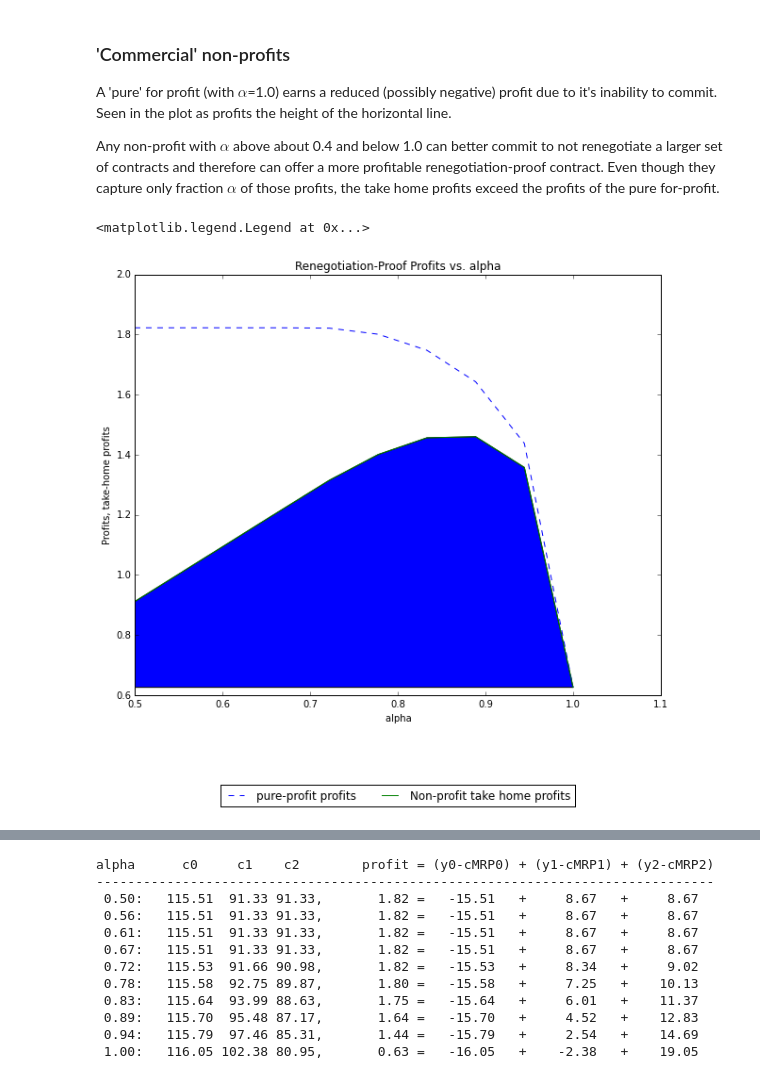
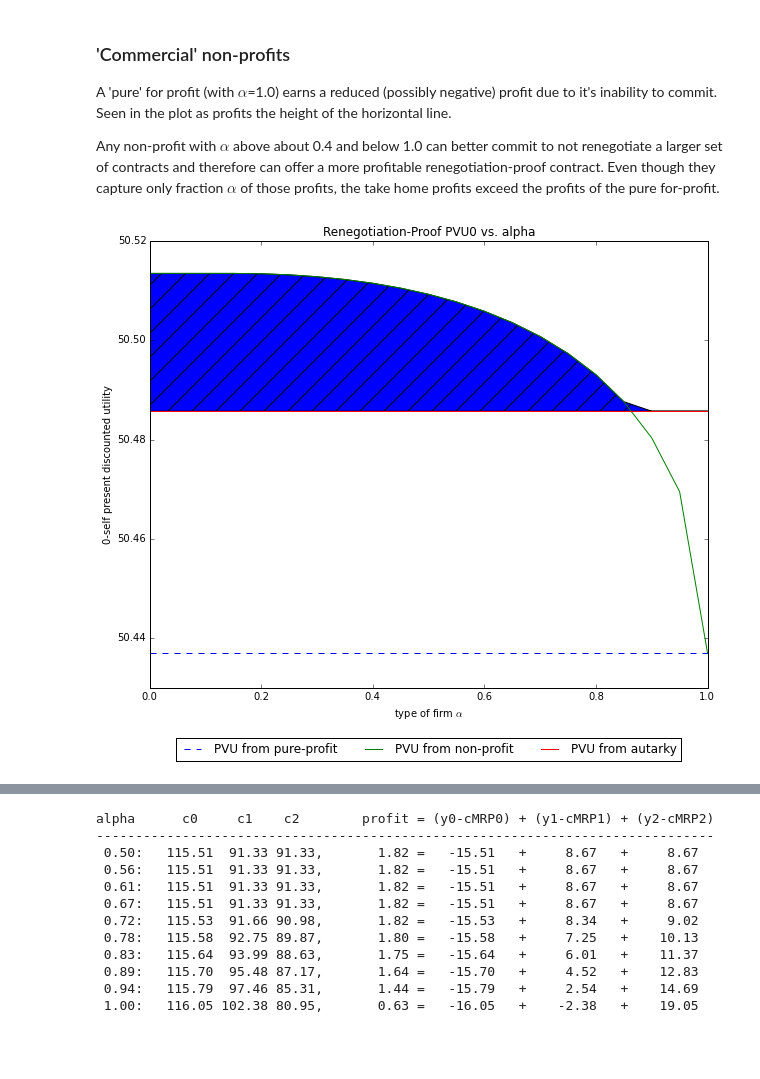
Before and after one commit to jhconning/renegotiation, a Jupyter notebook: py/competitive.ipynb, the cells around one changed output, grey strips where cells are left out. Saved outputs shown, nothing was run; the diff lists cells and outputs as text; code cells hidden in the pictures; blank space fills up the shorter version.

```diff
--- a/py/competitive.ipynb
+++ b/py/competitive.ipynb
@@ -56,6 +56,7 @@ import numpy as np
 from scipy.optimize import minimize
 import matplotlib.pyplot as plt
 plt.rcParams["figure.figsize"] = (10, 8)
+plt.rcParams['axes.formatter.useoffset'] = 'False'
 np.set_printoptions(precision=2)    # array printing format
 # %% [markdown]
 Now the definition of the Contract class.
@@ -116,8 +117,8 @@ The first constraint is the period 0 self's participation constraint and the sec
 # %% [markdown]
 Let's create an object instance which we will call cM, printout the parameters associated with this instance and then run a few checks to make sure the cM.reneg function works right:
 # %%
-cC = Contract.Competitive(beta = 0.6)
-cC.rho = 0.75
-cC.y = [60,120,120]
+cC = Contract.Competitive(beta = 0.5)
+cC.rho = 0.95
+cC.y = [80,110,110]
 cC.print_params()
 # %% [output]
@@ -379,17 +380,23 @@ A 'pure' for profit (with $\alpha$=1.0) earns a reduced (possibly negative) prof
 
 Any non-profit with $\alpha$ above about 0.4 and below 1.0 can better commit to not renegotiate a larger set of contracts and therefore can offer a more profitable renegotiation-proof contract. Even though they capture only fraction $\alpha$ of those profits, the take home profits exceed the profits of the pure for-profit.
 # %%
-profitRP_full = profitRP[num_pts-1]*np.ones(num_pts)
+cC.y = [130,85,85]
+#last entry is 'pure profit' pvu0RP[-1]
+pvu0RP_full = pvu0RP[-1]*np.ones(num_pts)
+pvu0_aut  = cC.PVU(cC.y,cC.beta)*np.ones(num_pts)
+
 fig = plt.figure()
 ax = fig.add_subplot(111)
-plt.title('Renegotiation-Proof Profits vs. alpha')
-plt.xlabel('alpha ')
-plt.ylabel('Profits, take-home profits')
-plt.plot(alphs,profitRP,'--',label='pure-profit profits')
-plt.plot(alphs,NprofitRP,label='Non-profit take home profits')
-ax.fill_between(alphs, np.fmax(profitRP_full,NprofitRP), profitRP_full)
-plt.legend(loc='upper center', bbox_to_anchor=(0.5, -0.2),
+plt.title('Renegotiation-Proof PVU0 vs. alpha')
+plt.xlabel(r'type of firm $ \alpha$')
+plt.ylabel('0-self present discounted utility')
+plt.plot(alphs,pvu0RP_full,'--',label='PVU from pure-profit')
+plt.plot(alphs,pvu0RP,label='PVU from non-profit')
+plt.plot(alphs,pvu0_aut,label='PVU from autarky')
+
+ax.fill_between(alphs, np.fmax(pvu0RP,pvu0_aut), pvu0_aut,hatch='/')
+plt.legend(loc='upper center', bbox_to_anchor=(0.5, -0.1),
           fancybox=None, ncol=5)
+plt.show()
 # %% [output]
-<matplotlib.legend.Legend at 0x...>
-[figure, old version]
+[figure, new version]
```
Also changed, not shown: parts of 24 cells of this notebook, 4 other files.
